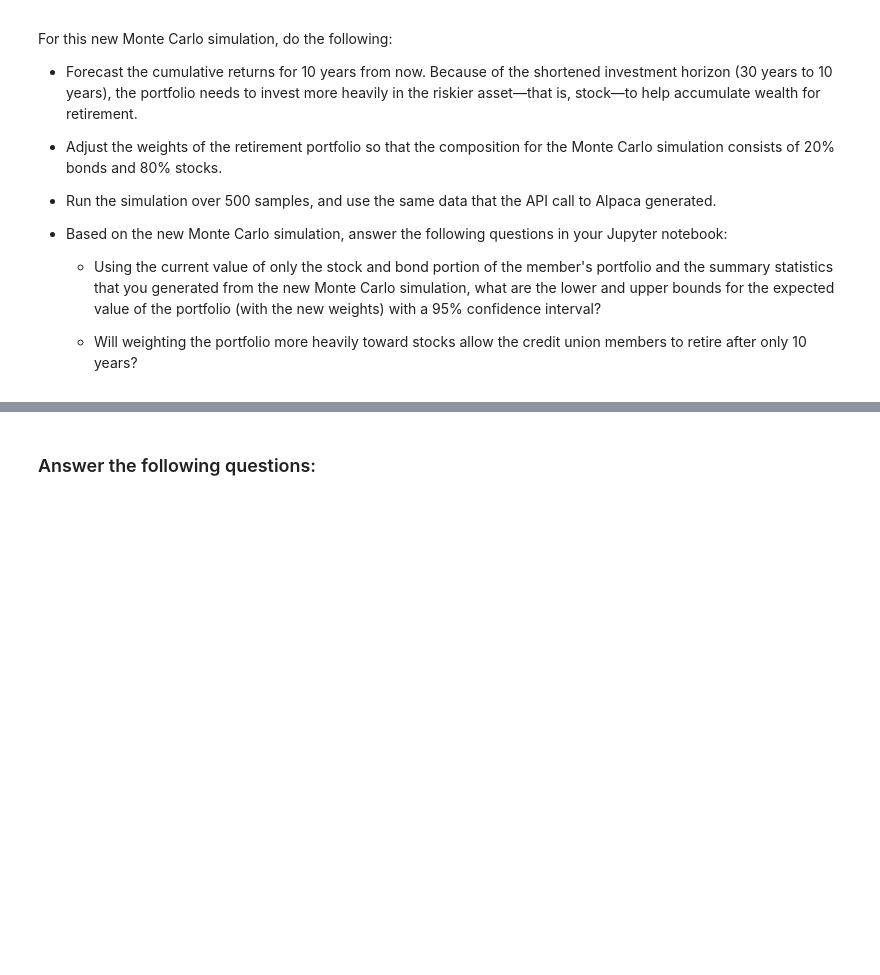
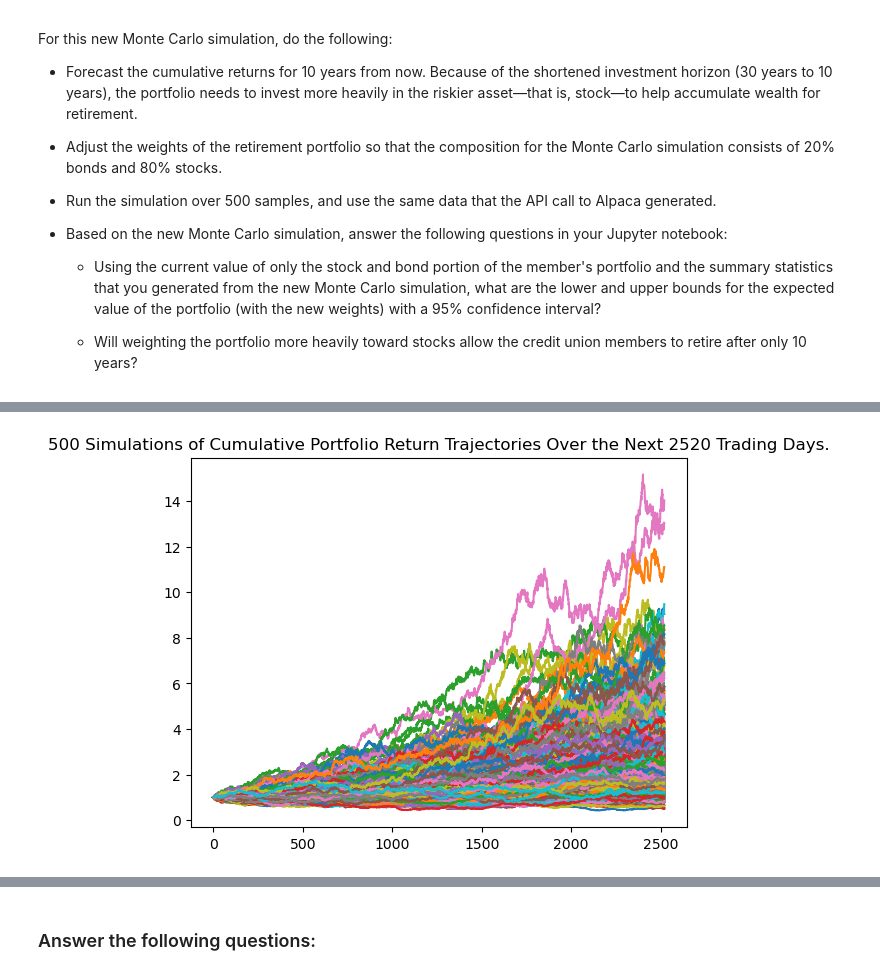
Before and after one commit to fonzeon/Financial-Planning, a Jupyter notebook: financial_planning_tools.ipynb, the cells around one changed output, grey strips where cells are left out. Cells and saved outputs as stored; diff of their text form; code cells hidden in the pictures; blank space fills up the shorter version.

```diff
--- a/financial_planning_tools.ipynb
+++ b/financial_planning_tools.ipynb
@@ -643,7 +642,12 @@ For this new Monte Carlo simulation, do the following:
 # Configure a Monte Carlo simulation to forecast 10 years cumulative returns
 # The weights should be split 20% to AGG and 80% to SPY.
 # Run 500 samples.
-# YOUR CODE HERE
+MC_10year = MCSimulation(
+    portfolio_data = prices_df,
+    weights = [.80,.20],
+    num_simulation = 500,
+    num_trading_days = 252*10
+)
 
 # Review the simulation input data
-# YOUR CODE HERE
+MC_10year.portfolio_data.head()
@@ -653,7 +708,10 @@ For this new Monte Carlo simulation, do the following:
 # %%
 # Visualize the 10-year Monte Carlo simulation by creating an
 # overlay line plot
-# YOUR CODE HERE
+MC_sim_line_plot = MC_10year.plot_simulation()
+MC_sim_line_plot.get_figure().savefig("MC_30year_sim_plot.png", bbox_inches="tight")
+# %% [output]
+[figure, added]
 # %%
 # Visualize the probability distribution of the 10-year Monte Carlo simulation
 # by plotting a histogram
```
Also changed, not shown: parts of 23 cells of this notebook, 2 other files.
